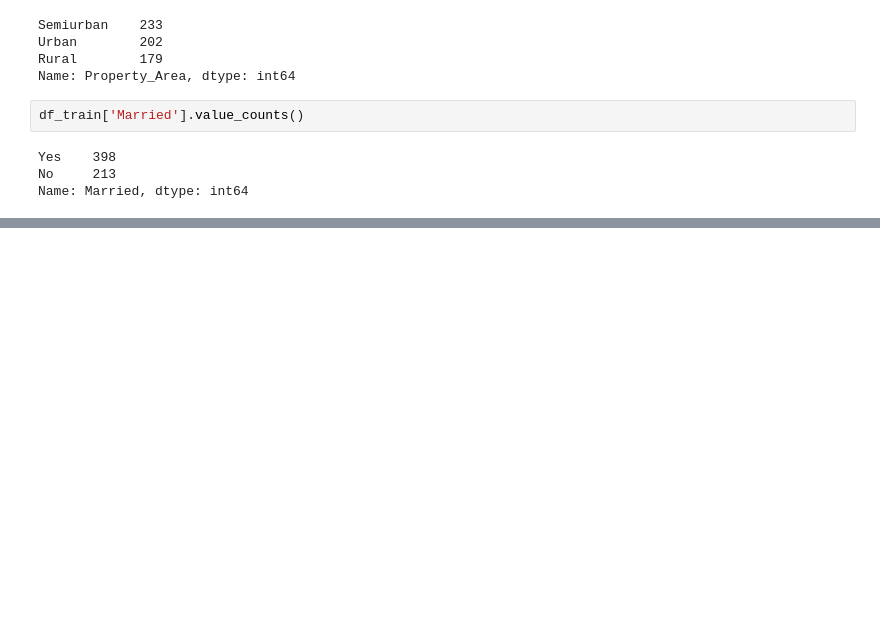
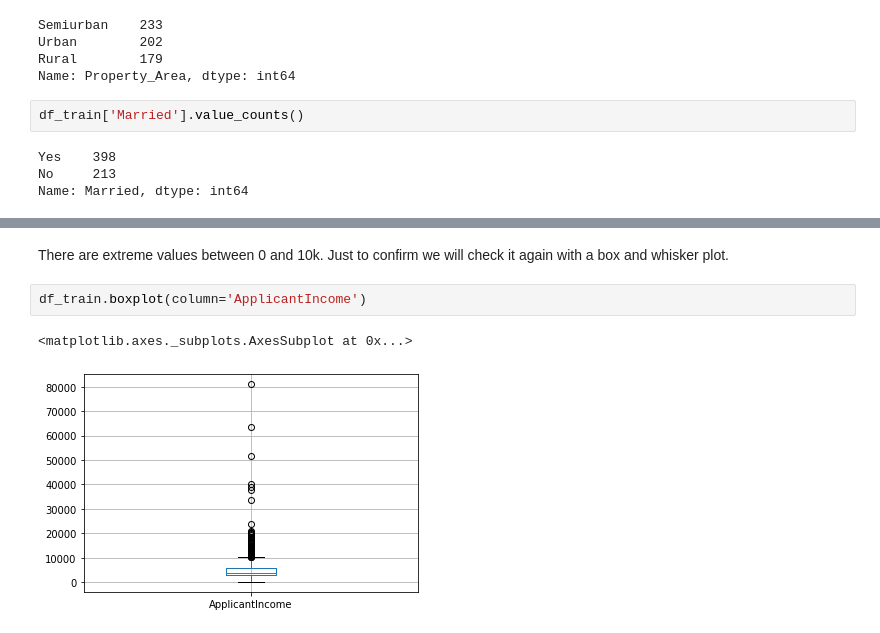
Before and after one commit to kdenny25/Loan_Prediction, a Jupyter notebook: Loan Prediction.ipynb, the cells around one changed output, grey strips where cells are left out. Cells and saved outputs as stored; diff of their text form; blank space fills up the shorter version.

```diff
--- a/Loan Prediction.ipynb
+++ b/Loan Prediction.ipynb
@@ -89,0 +99,7 @@ Name: Married, dtype: int64
+# %% [markdown]
+There are extreme values between 0 and 10k. Just to confirm we will check it again with a box and whisker plot.
+# %%
+df_train.boxplot(column='ApplicantIncome')
+# %% [output]
+<matplotlib.axes._subplots.AxesSubplot at 0x...>
+[figure, added]
```
Also changed, not shown: parts of 7 cells of this notebook.
